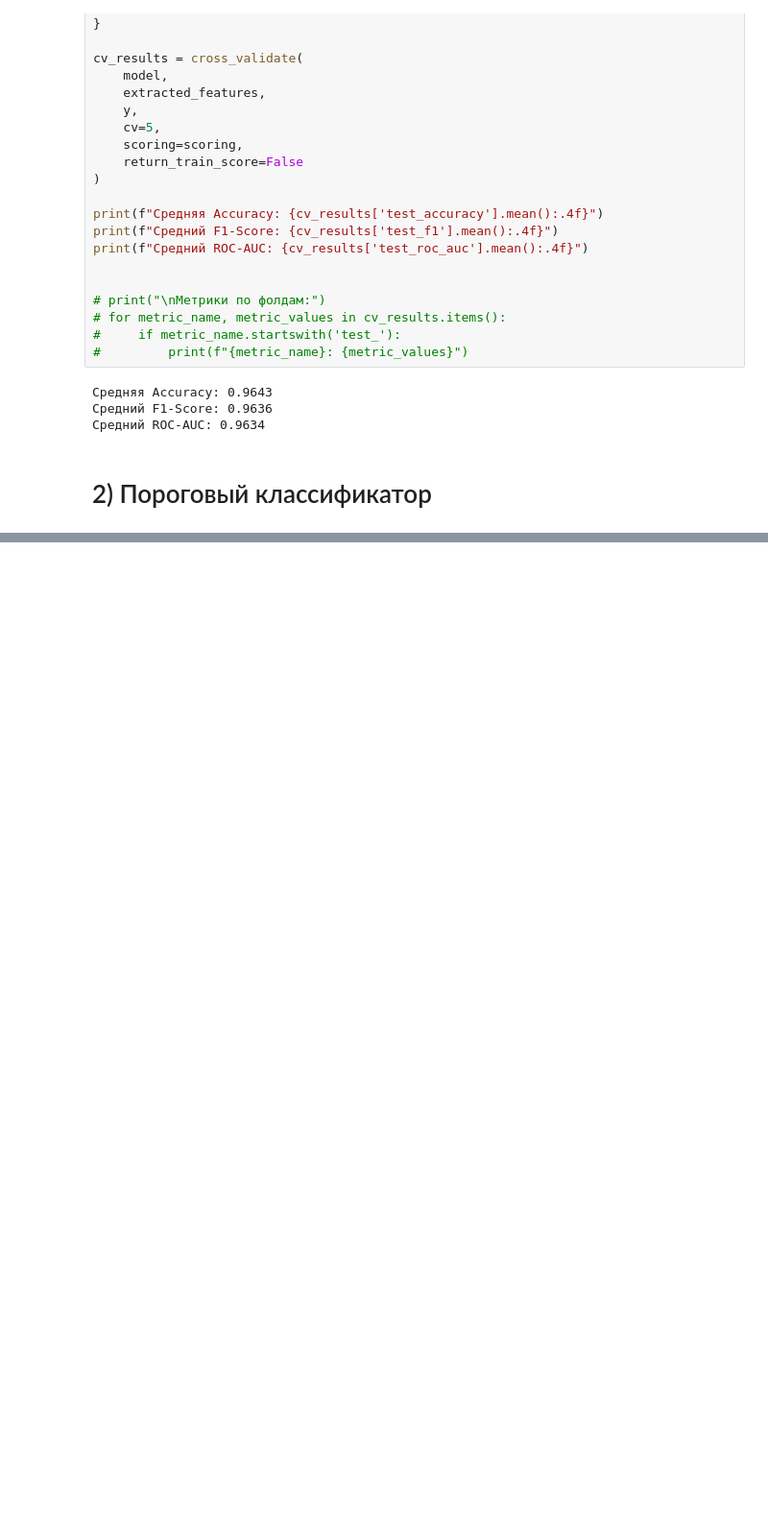
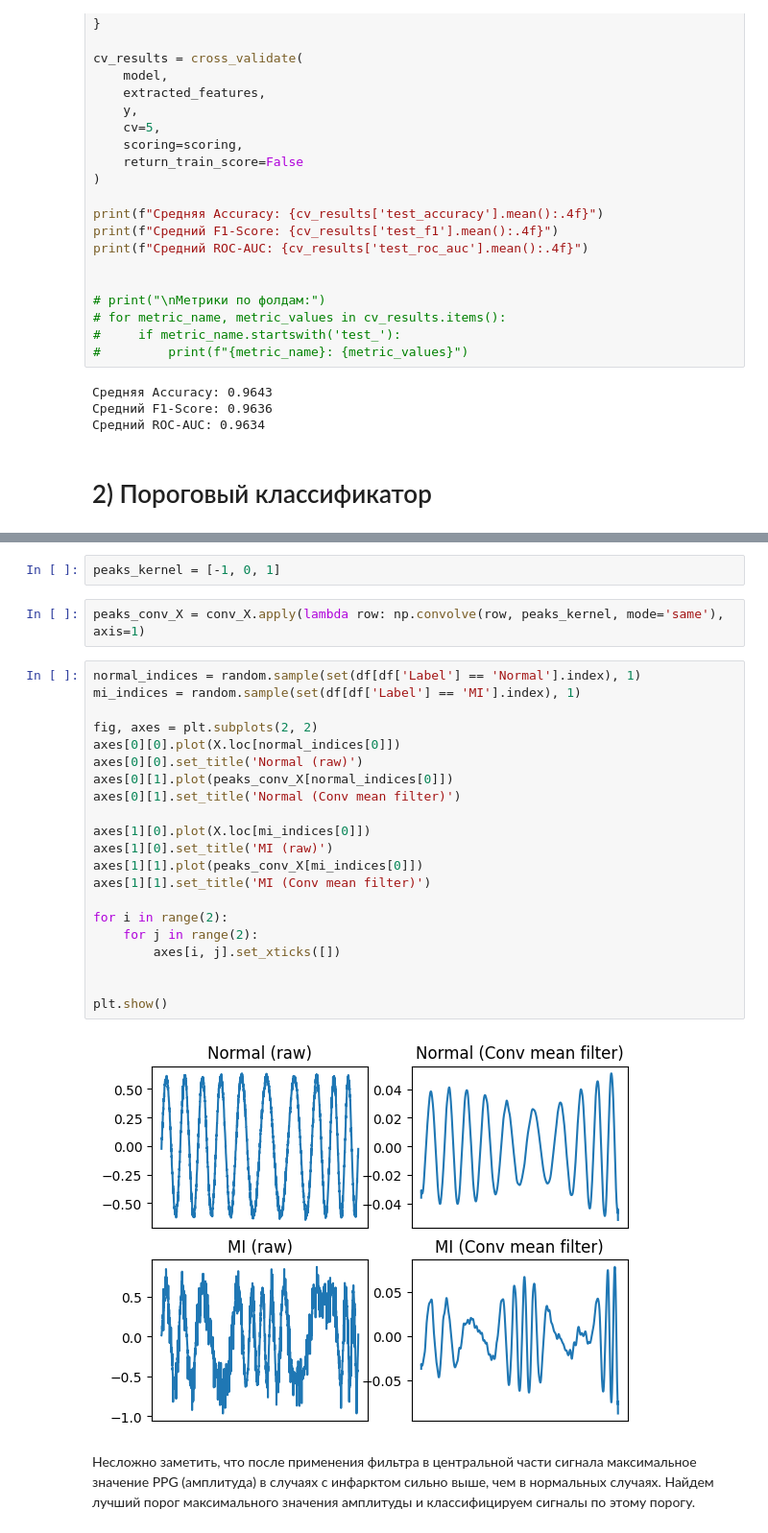
Before and after one commit to a13xbb/ml-tools-labs, a Jupyter notebook: lab4/main.ipynb, the cells around one changed output, grey strips where cells are left out. Shown: that part at 96% size. Drawn from its saved outputs; the diff is of its cells as text; blank space fills up the shorter version.

```diff
--- a/lab4/main.ipynb
+++ b/lab4/main.ipynb
@@ -275,0 +401,29 @@ Text(0.5, 1.0, 'MI')
+# %%
+peaks_kernel = [-1, 0, 1]
+# %%
+peaks_conv_X = conv_X.apply(lambda row: np.convolve(row, peaks_kernel, mode='same'), axis=1)
+# %%
+normal_indices = random.sample(set(df[df['Label'] == 'Normal'].index), 1)
+mi_indices = random.sample(set(df[df['Label'] == 'MI'].index), 1)
+
+fig, axes = plt.subplots(2, 2)
+axes[0][0].plot(X.loc[normal_indices[0]])
+axes[0][0].set_title('Normal (raw)')
+axes[0][1].plot(peaks_conv_X[normal_indices[0]])
+axes[0][1].set_title('Normal (Conv mean filter)')
+
+axes[1][0].plot(X.loc[mi_indices[0]])
+axes[1][0].set_title('MI (raw)')
+axes[1][1].plot(peaks_conv_X[mi_indices[0]])
+axes[1][1].set_title('MI (Conv mean filter)')
+
+for i in range(2):
+    for j in range(2):
+        axes[i, j].set_xticks([])
+
+
+plt.show()
+# %% [output]
+[figure, added]
+# %% [markdown]
+Несложно заметить, что после применения фильтра в центральной части сигнала максимальное значение PPG (амплитуда) в случаях с инфарктом сильно выше, чем в нормальных случаях. Найдем лучший порог максимального значения амплитуды и классифицируем сигналы по этому порогу.
```
Also changed, not shown: parts of 31 cells of this notebook.
